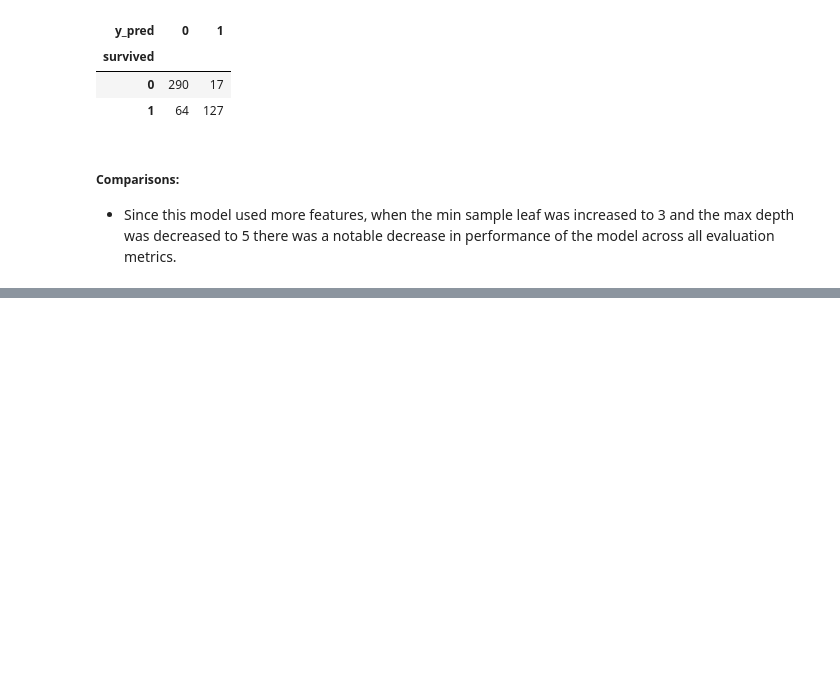
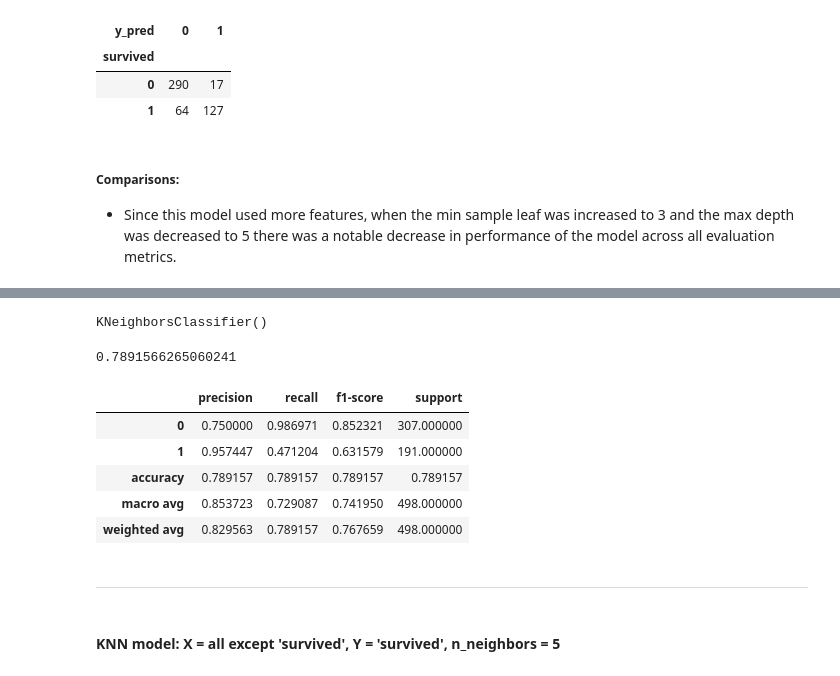
Before and after one commit to NSharick/classification-exercises, a Jupyter notebook: model.ipynb, the cells around one changed output, grey strips where cells are left out. Cells and saved outputs as stored; diff of their text form; code cells hidden in the pictures; blank space fills up the shorter version.

```diff
--- a/model.ipynb
+++ b/model.ipynb
@@ -992,0 +1050,5 @@ pd.crosstab(y_train.survived, y_train.y_pred)
+# %%
+#assign variables for the x and y in the train dataset
+x_train = train[['pclass', 'sex_male']]
+y_train = train[['survived']]
+x_train.head(), y_train.head()
@@ -992,0 +1068,30 @@ pd.crosstab(y_train.survived, y_train.y_pred)
+# %%
+#make the knn model
+clf = KNN(n_neighbors=5)
+# %%
+#fit the model
+clf.fit(x_train, y_train)
+# %% [output]
+KNeighborsClassifier()
+# %%
+#make predictions
+y_pred = clf.predict(x_train)
+# %%
+#eval the model's accuracy
+accuracy_score(y_train, y_pred)
+# %% [output]
+0.7891566265060241
+# %%
+#evaluate the model with a classification report
+pd.DataFrame(classification_report(y_train, y_pred, output_dict=True)).transpose()
+# %% [output]
+|  | precision | recall | f1-score | support |
+| 0 | 0.750000 | 0.986971 | 0.852321 | 307.000000 |
+| 1 | 0.957447 | 0.471204 | 0.631579 | 191.000000 |
+| accuracy | 0.789157 | 0.789157 | 0.789157 | 0.789157 |
+| macro avg | 0.853723 | 0.729087 | 0.741950 | 498.000000 |
+| weighted avg | 0.829563 | 0.789157 | 0.767659 | 498.000000 |
+# %% [markdown]
+---
+# %% [markdown]
+#### KNN model: X = all except 'survived',  Y = 'survived', n_neighbors = 5
```
Also changed, not shown: parts of 42 cells of this notebook.
